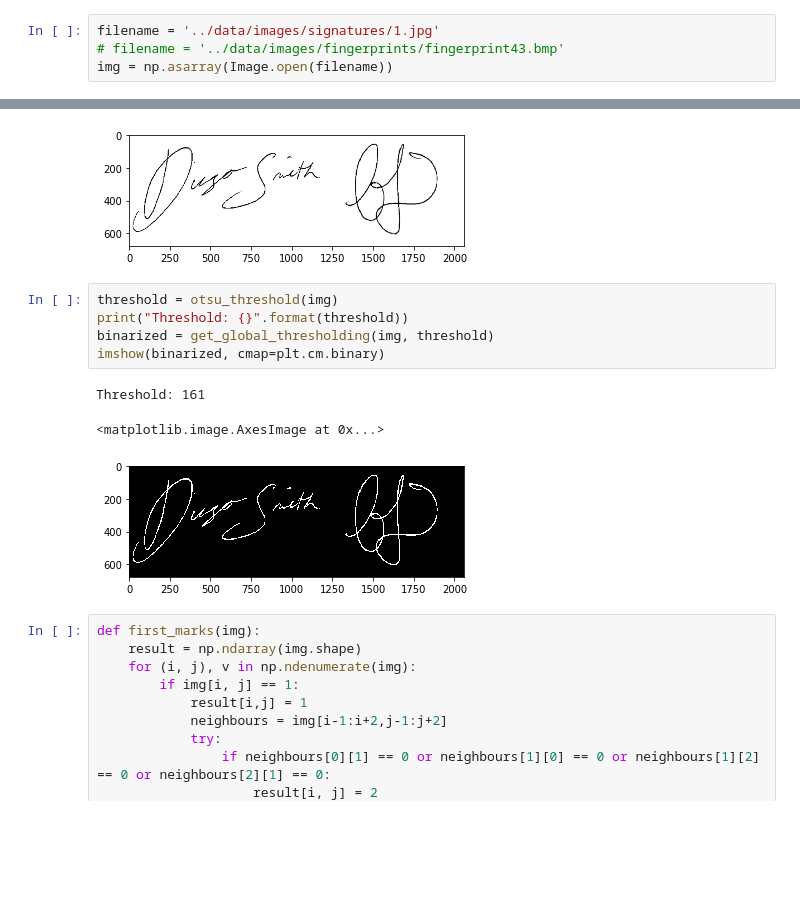
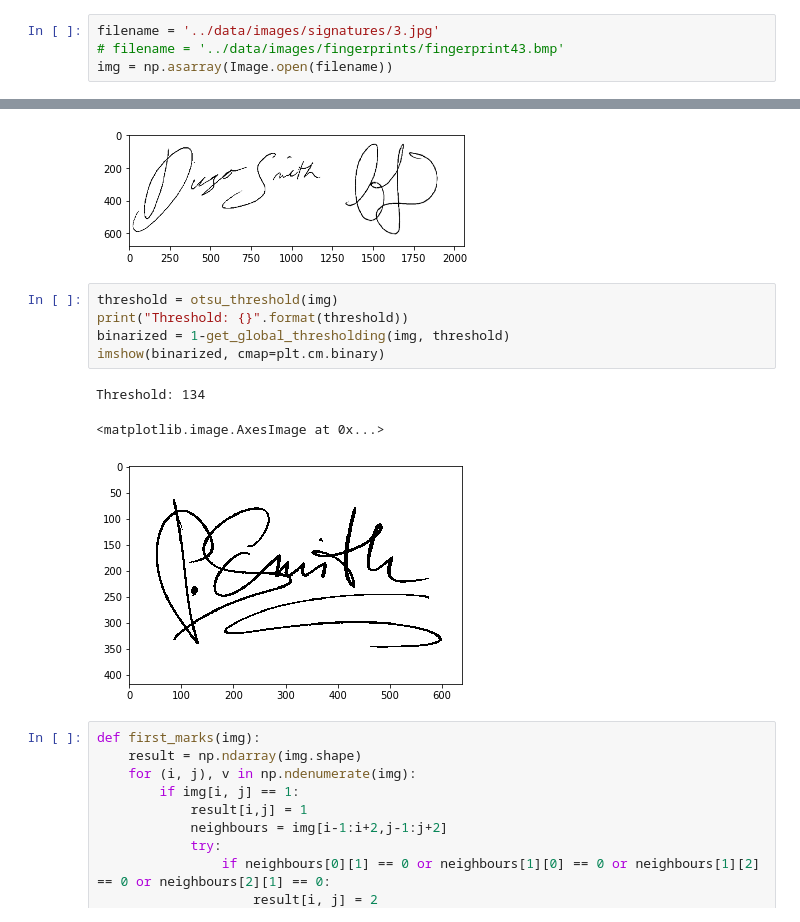
Before and after one commit to alcaster/Biometry-October, a Jupyter notebook: Project3/KMM&K3M.ipynb, the cells around one changed output, grey strips where cells are left out. Saved outputs shown, nothing was run; the diff lists cells and outputs as text; blank space fills up the shorter version.

```diff
--- a/Project3/KMM&K3M.ipynb
+++ b/Project3/KMM&K3M.ipynb
@@ -11,5 +11,5 @@ eye.jpg  fingerprints  handwritten1.jpg  signatures
 # %%
-filename = '../data/images/signatures/1.jpg'
+filename = '../data/images/signatures/3.jpg'
 # filename = '../data/images/fingerprints/fingerprint43.bmp'
 img = np.asarray(Image.open(filename))
 # %%
@@ -63,12 +63,12 @@ imshow(img, cmap=plt.cm.binary)
 # %%
 threshold = otsu_threshold(img)
 print("Threshold: {}".format(threshold))
-binarized = get_global_thresholding(img, threshold)
+binarized = 1-get_global_thresholding(img, threshold)
 imshow(binarized, cmap=plt.cm.binary)
 # %% [output]
-Threshold: 161
+Threshold: 134
 <matplotlib.image.AxesImage at 0x...>
-[figure, old version]
+[figure, new version]
 # %%
 def first_marks(img):
     result = np.ndarray(img.shape)
```
Also changed, not shown: parts of 6 cells of this notebook, 3 other files.
